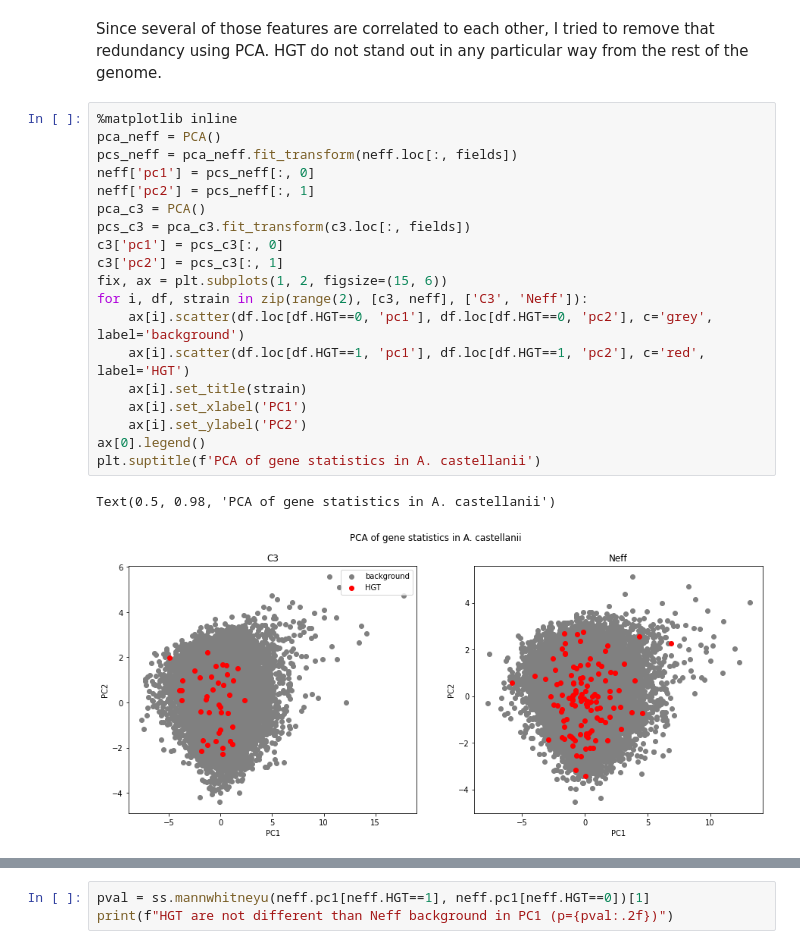
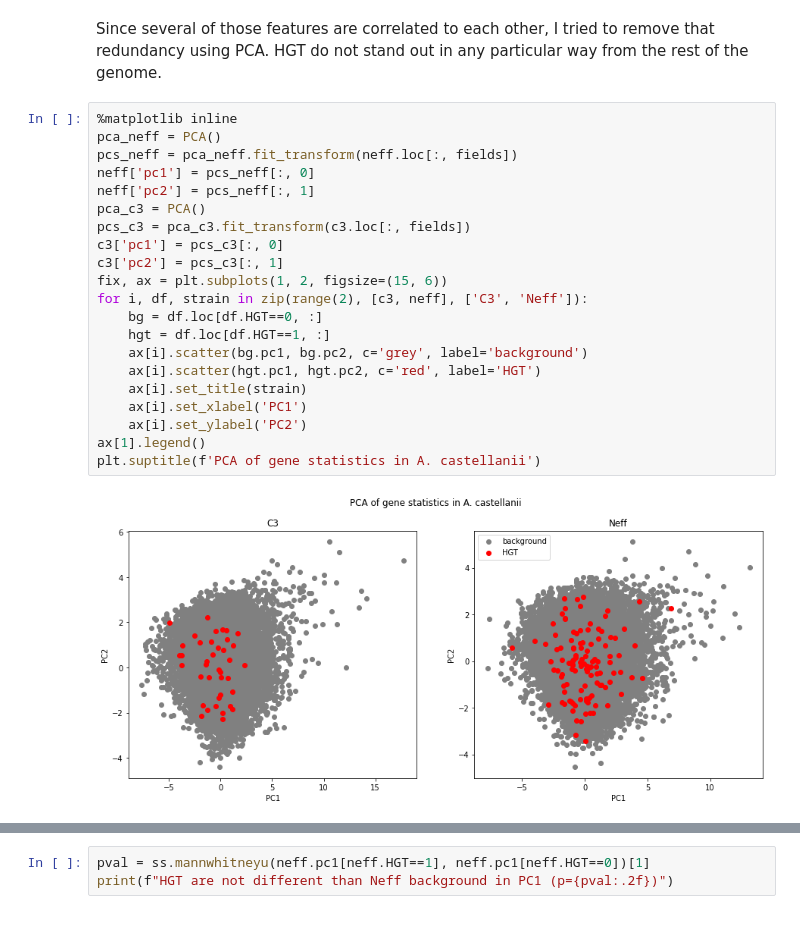
Before and after one commit to cmdoret/Acastellanii_genome_analysis, a Jupyter notebook: doc/notebooks/gene_statistics.ipynb, the cells around one changed output, grey strips where cells are left out. Saved outputs shown, nothing was run; the diff lists cells and outputs as text.

```diff
--- a/doc/notebooks/gene_statistics.ipynb
+++ b/doc/notebooks/gene_statistics.ipynb
@@ -75,25 +74,26 @@ Since several of those features are correlated to each other, I tried to remove
 # %%
 %matplotlib inline
 pca_neff = PCA()
 pcs_neff = pca_neff.fit_transform(neff.loc[:, fields])
 neff['pc1'] = pcs_neff[:, 0]
 neff['pc2'] = pcs_neff[:, 1]
 pca_c3 = PCA()
 pcs_c3 = pca_c3.fit_transform(c3.loc[:, fields])
 c3['pc1'] = pcs_c3[:, 0]
 c3['pc2'] = pcs_c3[:, 1]
 fix, ax = plt.subplots(1, 2, figsize=(15, 6))
 for i, df, strain in zip(range(2), [c3, neff], ['C3', 'Neff']):
-    ax[i].scatter(df.loc[df.HGT==0, 'pc1'], df.loc[df.HGT==0, 'pc2'], c='grey', label='background')
-    ax[i].scatter(df.loc[df.HGT==1, 'pc1'], df.loc[df.HGT==1, 'pc2'], c='red', label='HGT')
+    bg = df.loc[df.HGT==0, :]
+    hgt = df.loc[df.HGT==1, :]
+    ax[i].scatter(bg.pc1, bg.pc2, c='grey', label='background')
+    ax[i].scatter(hgt.pc1, hgt.pc2, c='red', label='HGT')
     ax[i].set_title(strain)
     ax[i].set_xlabel('PC1')
     ax[i].set_ylabel('PC2')
-ax[0].legend()
+ax[1].legend()
 plt.suptitle(f'PCA of gene statistics in A. castellanii')
 # %% [output]
-Text(0.5, 0.98, 'PCA of gene statistics in A. castellanii')
-[figure, old version]
+[figure, new version]
 # %%
 import scipy.stats as ss
 pval = ss.mannwhitneyu(c3.pc1[c3.HGT==1], c3.pc1[c3.HGT==0])[1]
```
Also changed, not shown: parts of 4 cells of this notebook, 2 other files.
